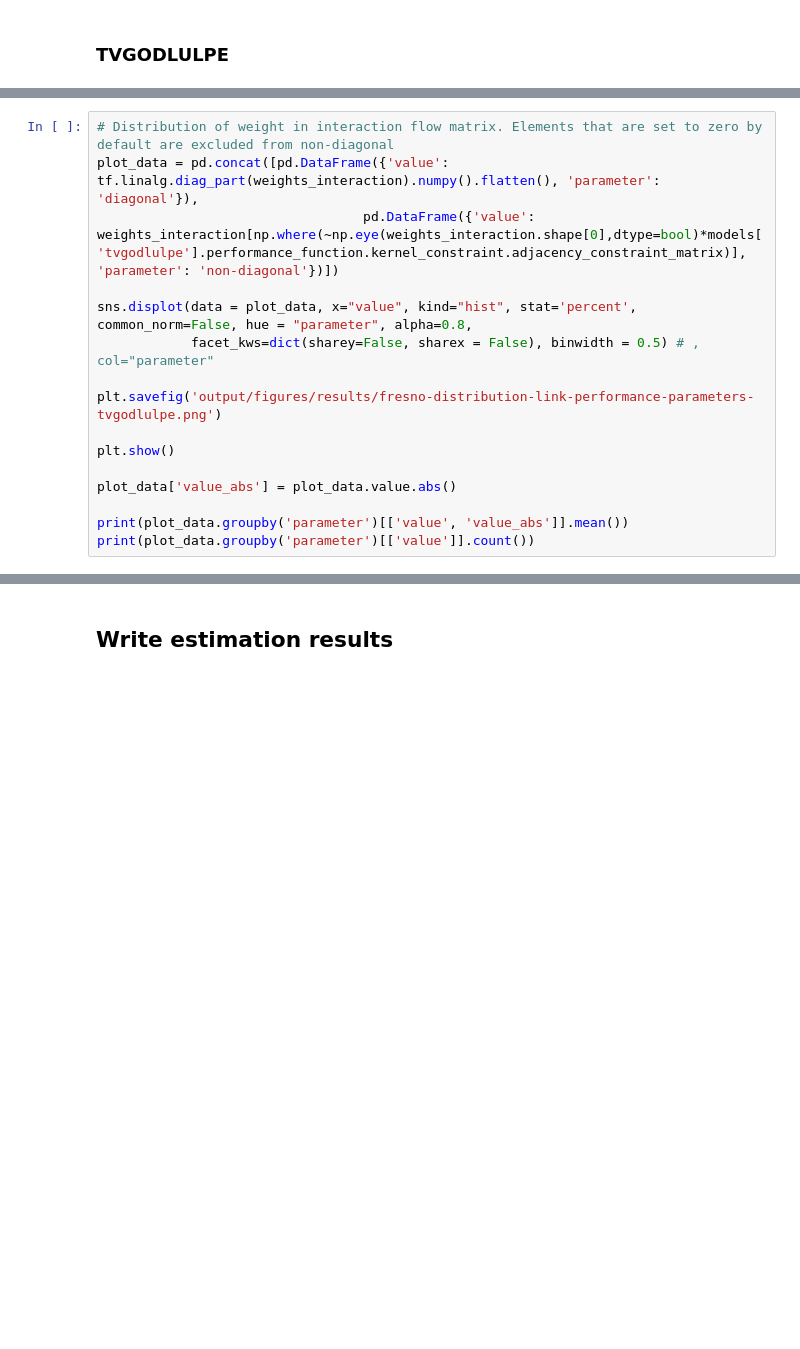
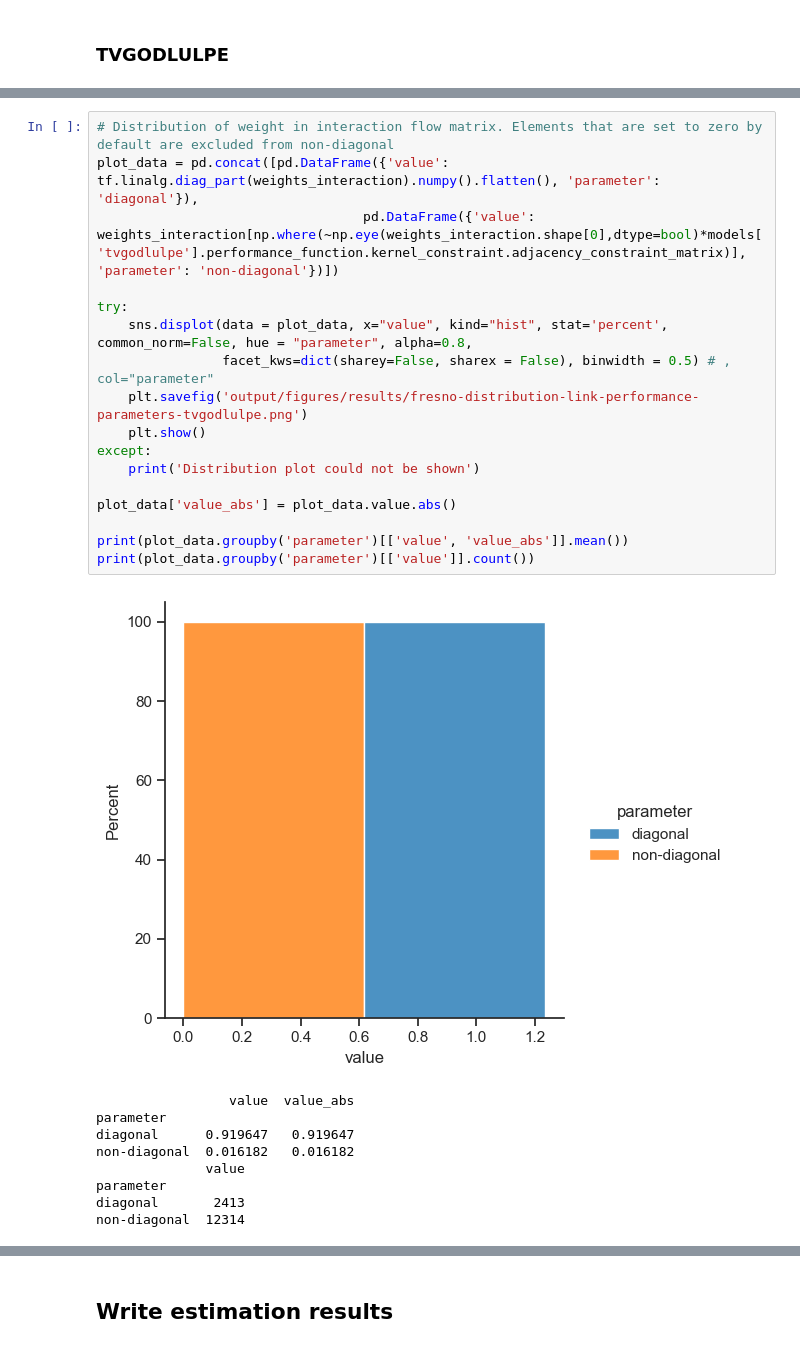
Before and after one commit to pabloguarda/nesuelogit, a Jupyter notebook: examples/notebooks/estimation-fresno.ipynb, the cells around one changed output, grey strips where cells are left out. Drawn from its saved outputs; the diff is of its cells as text; blank space fills up the shorter version.

```diff
--- a/examples/notebooks/estimation-fresno.ipynb
+++ b/examples/notebooks/estimation-fresno.ipynb
@@ -523,19 +777,30 @@ print(f'\nInitial weights interaction:\n',initial_weights_interaction)
 # %%
 # Distribution of weight in interaction flow matrix. Elements that are set to zero by default are excluded from non-diagonal
 plot_data = pd.concat([pd.DataFrame({'value': tf.linalg.diag_part(weights_interaction).numpy().flatten(), 'parameter': 'diagonal'}),
                                   pd.DataFrame({'value': weights_interaction[np.where(~np.eye(weights_interaction.shape[0],dtype=bool)*models['tvgodlulpe'].performance_function.kernel_constraint.adjacency_constraint_matrix)], 'parameter': 'non-diagonal'})])
 
-sns.displot(data = plot_data, x="value", kind="hist", stat='percent', common_norm=False, hue = "parameter", alpha=0.8,
-            facet_kws=dict(sharey=False, sharex = False), binwidth = 0.5) # , col="parameter"
-
-plt.savefig('output/figures/results/fresno-distribution-link-performance-parameters-tvgodlulpe.png')
-
-plt.show()
+try:
+    sns.displot(data = plot_data, x="value", kind="hist", stat='percent', common_norm=False, hue = "parameter", alpha=0.8,
+                facet_kws=dict(sharey=False, sharex = False), binwidth = 0.5) # , col="parameter"
+    plt.savefig('output/figures/results/fresno-distribution-link-performance-parameters-tvgodlulpe.png')
+    plt.show()
+except:
+    print('Distribution plot could not be shown')
 
 plot_data['value_abs'] = plot_data.value.abs()
 
 print(plot_data.groupby('parameter')[['value', 'value_abs']].mean())
 print(plot_data.groupby('parameter')[['value']].count())
+# %% [output]
+[figure, added]
+                 value  value_abs
+parameter
+diagonal      0.919647   0.919647
+non-diagonal  0.016182   0.016182
+              value
+parameter
+diagonal       2413
+non-diagonal  12314
 # %%
 # Weight of polynomial
 print(f"polynomial weights {tf.reduce_mean(models['tvgodlulpe'].performance_function.polynomial_layer.poly_weights,0).numpy()}")
```
Also changed, not shown: parts of 55 cells of this notebook.
